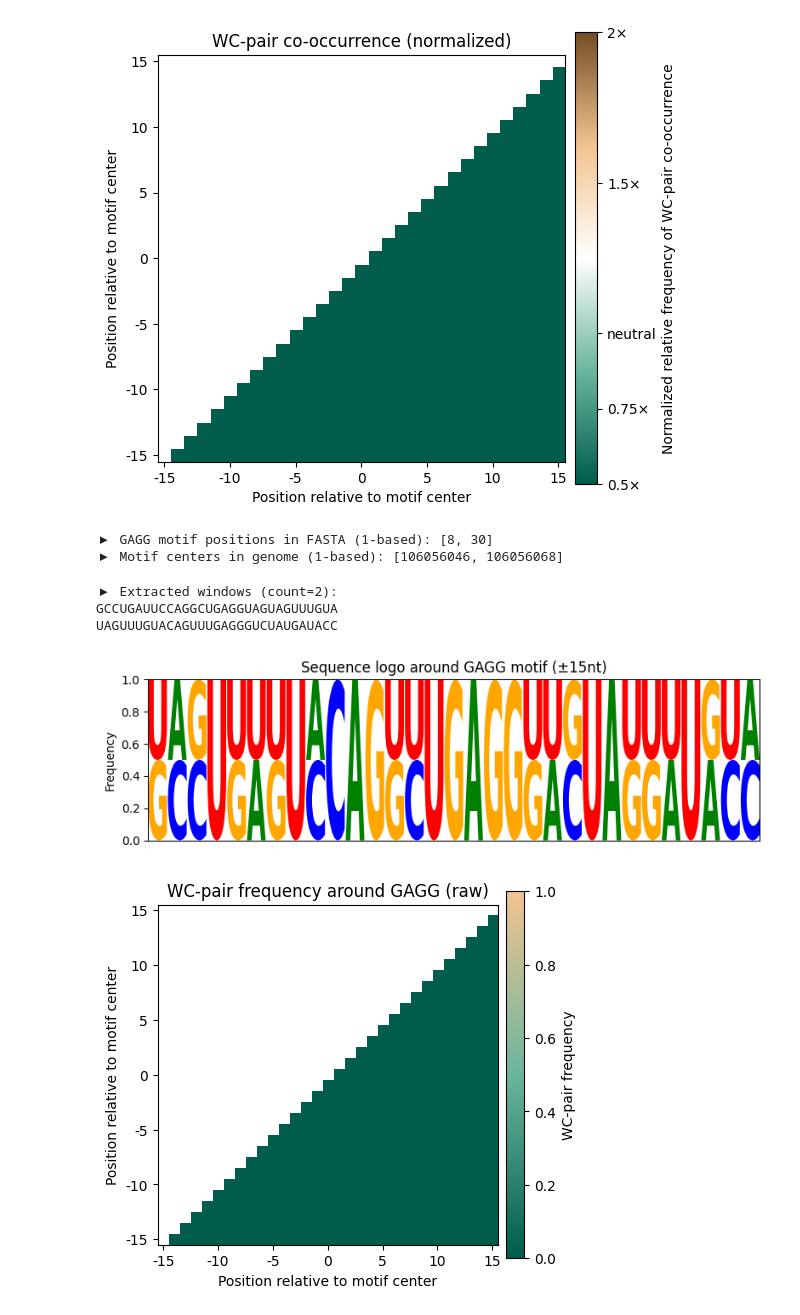
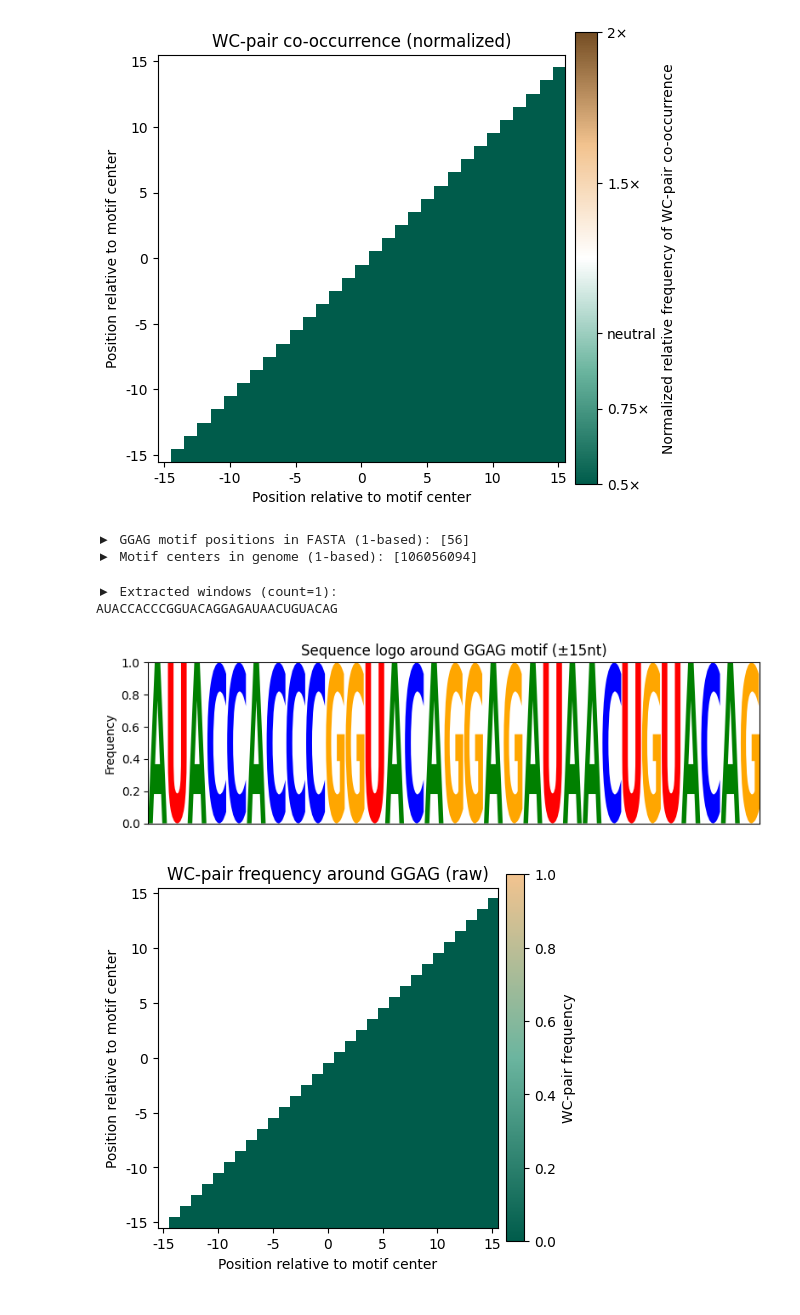
Before and after one commit to Hyeonnji/hyeonji-practice2, a Jupyter notebook: CoLab_TermProj_2025_3.ipynb, the cells around one changed output. Cells and saved outputs as stored; diff of their text form; code cells hidden in the pictures.

Commit message:
Extract GGAG windows for let-7g and CCTC windows for let-7f-1/let-7d; generate updated logos and heatmaps

```diff
--- a/CoLab_TermProj_2025_3.ipynb
+++ b/CoLab_TermProj_2025_3.ipynb
@@ -1622,18 +1622,18 @@ rec = SeqIO.read("let7g_precursor.fa", "fasta")
 import re
 seq = str(rec.seq).upper()
 
-motif = "GAGG"
+motif = "GGAG"
 
 positions_fa = [m.start()+1 for m in re.finditer(motif, seq)]
-print("▶ GAGG motif positions in FASTA (1-based):", positions_fa)
+print("▶ GGAG motif positions in FASTA (1-based):", positions_fa)
 
 fa_start = 106056039
 
 positions_genome = [fa_start + (p-1) for p in positions_fa]
 print("▶ Motif centers in genome (1-based):", positions_genome)
 # %% [output]
-▶ GAGG motif positions in FASTA (1-based): [8, 30]
-▶ Motif centers in genome (1-based): [106056046, 106056068]
+▶ GGAG motif positions in FASTA (1-based): [56]
+▶ Motif centers in genome (1-based): [106056094]
 # %%
 from Bio import SeqIO
 
@@ -1657,49 +1657,48 @@ def extract_windows(genome_index, chrom, centers, radius=15):
     return windows
 
 
-positions_genome = [106056046, 106056068]
+positions_genome = [106056094]
 windows = extract_windows(genome_idx, "chr9", positions_genome, radius=15)
 
 print("▶ Extracted windows (count={}):".format(len(windows)))
 for w in windows:
     print(w)
 # %% [output]
-▶ Extracted windows (count=2):
-GCCUGAUUCCAGGCUGAGGUAGUAGUUUGUA
-UAGUUUGUACAGUUUGAGGGUCUAUGAUACC
+▶ Extracted windows (count=1):
+AUACCACCCGGUACAGGAGAUAACUGUACAG
 # %%
 import pandas as pd
 import logomaker as lm
 import matplotlib.pyplot as plt
 
 
 L = len(windows[0])
 N = len(windows)
 counts = {b:[0]*L for b in "ACGU"}
 for seq in windows:
     for i, b in enumerate(seq):
         if b in counts:
             counts[b][i] += 1
 
 
 freq_df = pd.DataFrame({
     b: [counts[b][i]/N for i in range(L)]
     for b in "ACGU"
 })
 freq_df.index = list(range(-15, 16))
 
 
 plt.figure(figsize=(8,2.5))
 ax = plt.subplot(1,1,1)
 lm.Logo(freq_df, ax=ax, color_scheme="classic")
 ax.set_ylabel("Frequency")
 ax.set_xticks([])
-ax.set_title("Sequence logo around GAGG motif (±15nt)")
+ax.set_title("Sequence logo around GGAG motif (±15nt)")
 ax.set_ylim(0,1)
 plt.tight_layout()
 plt.show()
 # %% [output]
-[figure, old version]
+[figure, new version]
 # %%
 import numpy as np
 from matplotlib.colors import LinearSegmentedColormap
```
Also changed, not shown: parts of 4 cells of this notebook.
